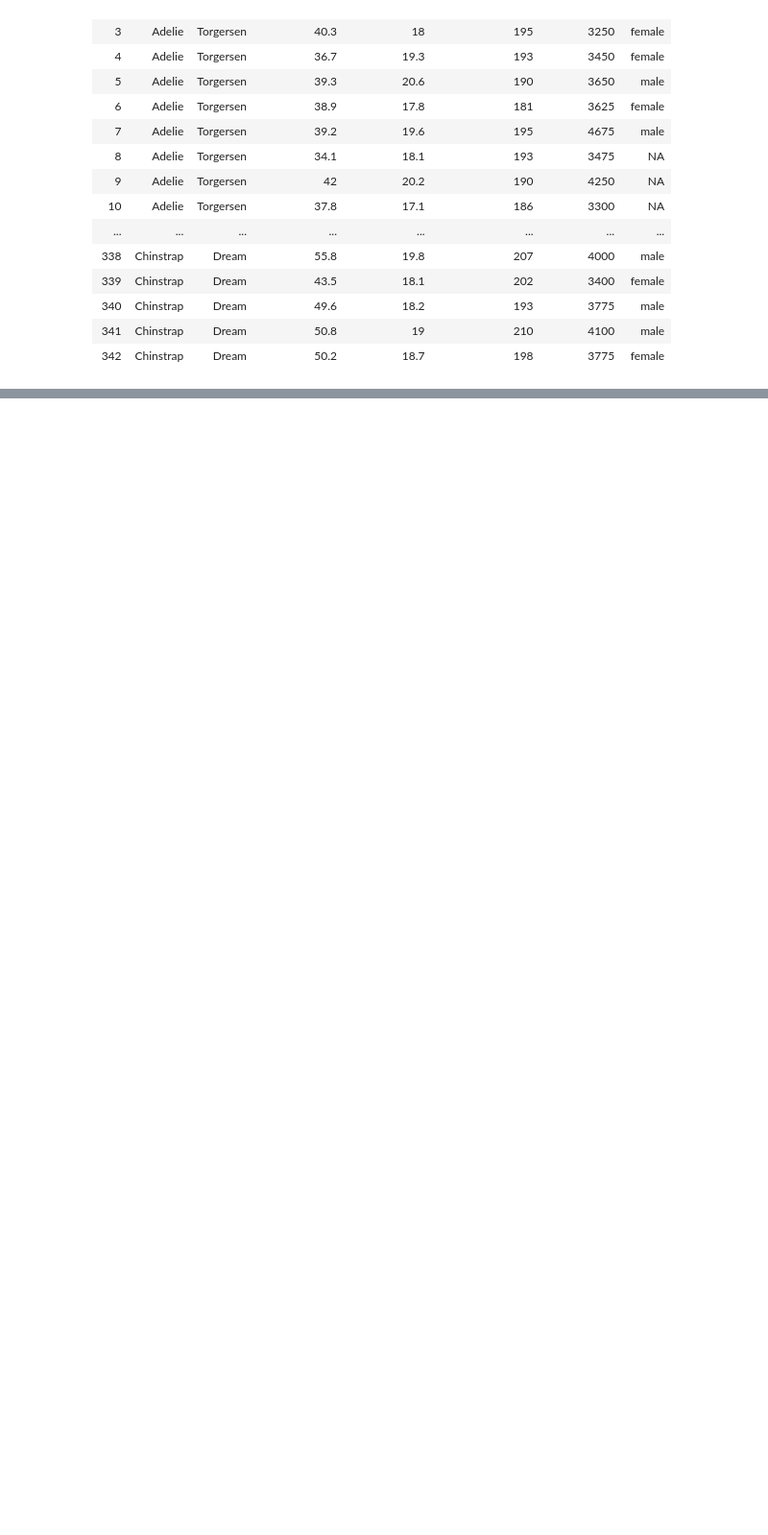
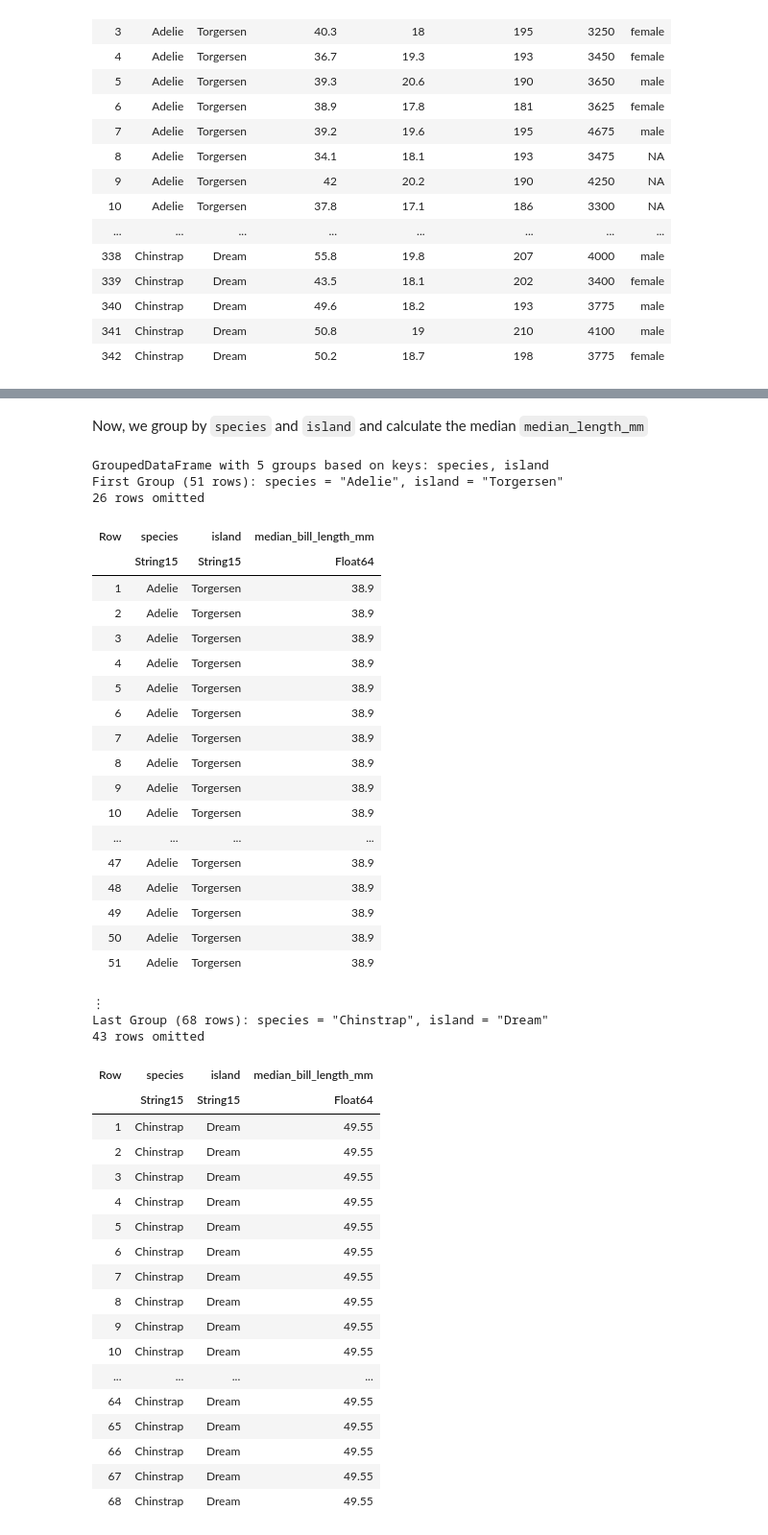
Before and after one commit to chlazaris/Julia_for_DS, a Jupyter notebook: Julia_Tidier.ipynb, the cells around one changed output, grey strips where cells are left out. Shown at 96% size. Drawn from its saved outputs; the diff is of its cells as text; code cells hidden in the pictures; blank space fills up the shorter version.

```diff
--- a/Julia_Tidier.ipynb
+++ b/Julia_Tidier.ipynb
@@ -294,0 +277,51 @@ penguins_non_missing.bill_depth_mm = parse.(Float64, penguins_non_missing.bill_d
+# %% [markdown]
+Now, we group by `species` and `island` and calculate the median `median_length_mm`
+# %%
+median_bill_length_per_species_island = @chain penguins_non_missing begin
+    @group_by(species, island)
+    @mutate(median_bill_length_mm = median(bill_length_mm))
+    @select(species, island, median_bill_length_mm)
+end
+# %% [output]
+GroupedDataFrame with 5 groups based on keys: species, island
+First Group (51 rows): species = "Adelie", island = "Torgersen"
+26 rows omitted
+| Row | species | island | median_bill_length_mm |
+|  | String15 | String15 | Float64 |
+| 1 | Adelie | Torgersen | 38.9 |
+| 2 | Adelie | Torgersen | 38.9 |
+| 3 | Adelie | Torgersen | 38.9 |
+| 4 | Adelie | Torgersen | 38.9 |
+| 5 | Adelie | Torgersen | 38.9 |
+| 6 | Adelie | Torgersen | 38.9 |
+| 7 | Adelie | Torgersen | 38.9 |
+| 8 | Adelie | Torgersen | 38.9 |
+| 9 | Adelie | Torgersen | 38.9 |
+| 10 | Adelie | Torgersen | 38.9 |
+| ... | ... | ... | ... |
+| 47 | Adelie | Torgersen | 38.9 |
+| 48 | Adelie | Torgersen | 38.9 |
+| 49 | Adelie | Torgersen | 38.9 |
+| 50 | Adelie | Torgersen | 38.9 |
+| 51 | Adelie | Torgersen | 38.9 |
+⋮
+Last Group (68 rows): species = "Chinstrap", island = "Dream"
+43 rows omitted
+| Row | species | island | median_bill_length_mm |
+|  | String15 | String15 | Float64 |
+| 1 | Chinstrap | Dream | 49.55 |
+| 2 | Chinstrap | Dream | 49.55 |
+| 3 | Chinstrap | Dream | 49.55 |
+| 4 | Chinstrap | Dream | 49.55 |
+| 5 | Chinstrap | Dream | 49.55 |
+| 6 | Chinstrap | Dream | 49.55 |
+| 7 | Chinstrap | Dream | 49.55 |
+| 8 | Chinstrap | Dream | 49.55 |
+| 9 | Chinstrap | Dream | 49.55 |
+| 10 | Chinstrap | Dream | 49.55 |
+| ... | ... | ... | ... |
+| 64 | Chinstrap | Dream | 49.55 |
+| 65 | Chinstrap | Dream | 49.55 |
+| 66 | Chinstrap | Dream | 49.55 |
+| 67 | Chinstrap | Dream | 49.55 |
+| 68 | Chinstrap | Dream | 49.55 |
```
Also changed, not shown: parts of 8 cells of this notebook.
